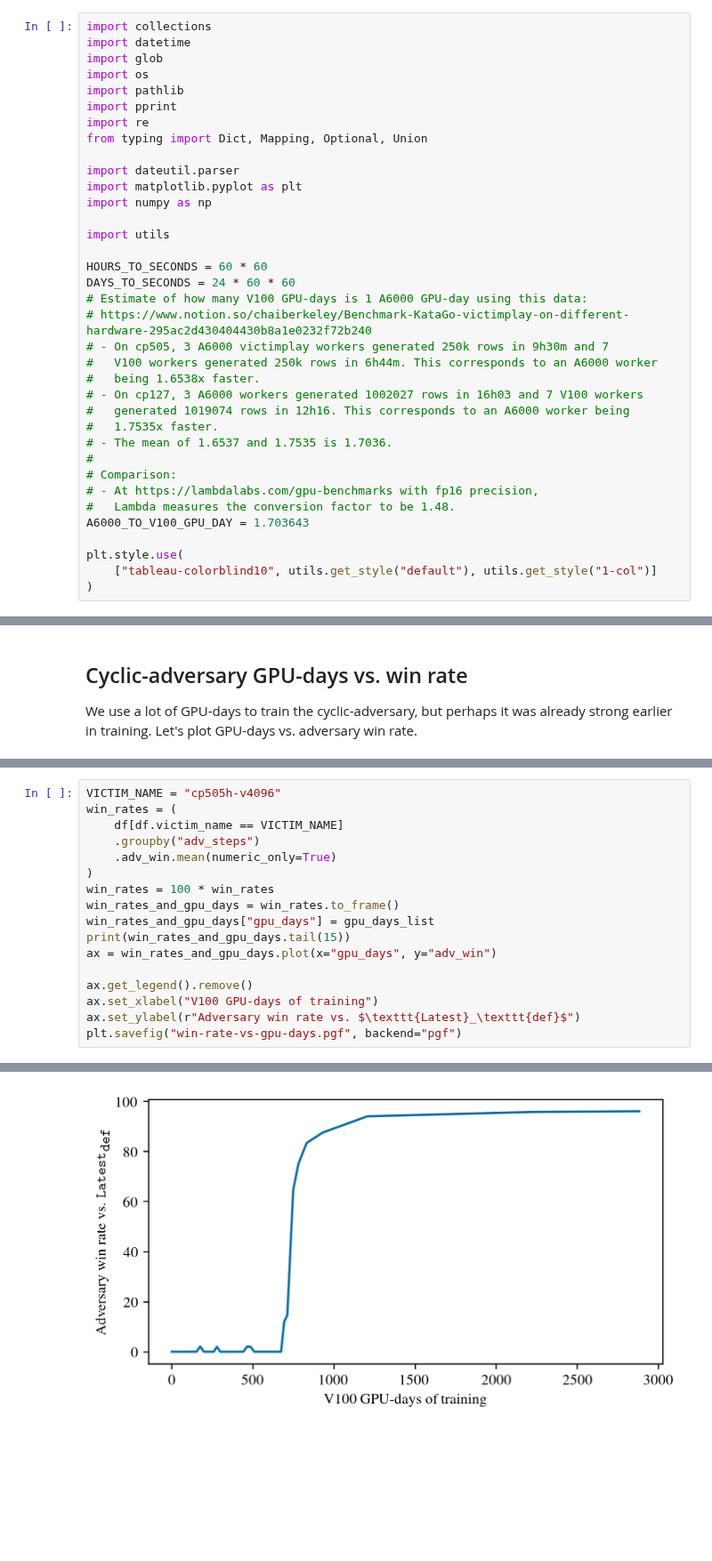
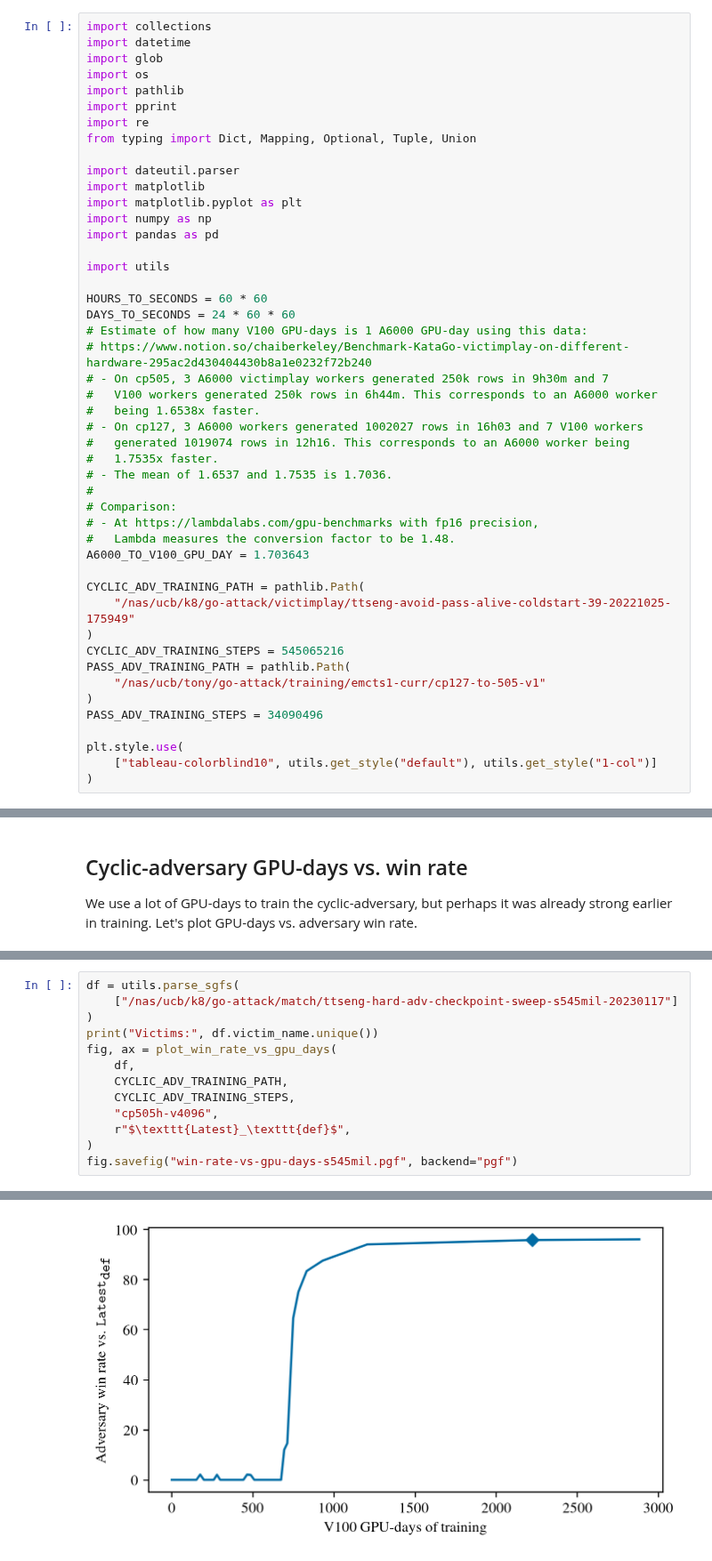
Before and after one commit to AlignmentResearch/KataGoVisualizer, a Jupyter notebook: notebooks/notebooks/paper/estimate-gpu-days-adv.ipynb, the cells around one changed output, grey strips where cells are left out. Shown at 89% size. Cells and saved outputs as stored; diff of their text form; blank space fills up the shorter version.

```diff
--- a/notebooks/notebooks/paper/estimate-gpu-days-adv.ipynb
+++ b/notebooks/notebooks/paper/estimate-gpu-days-adv.ipynb
@@ -8,11 +8,13 @@ import os
 import pathlib
 import pprint
 import re
-from typing import Dict, Mapping, Optional, Union
+from typing import Dict, Mapping, Optional, Tuple, Union
 
 import dateutil.parser
+import matplotlib
 import matplotlib.pyplot as plt
 import numpy as np
+import pandas as pd
 
 import utils
 
@@ -33,6 +35,15 @@ DAYS_TO_SECONDS = 24 * 60 * 60
 #   Lambda measures the conversion factor to be 1.48.
 A6000_TO_V100_GPU_DAY = 1.703643
 
+CYCLIC_ADV_TRAINING_PATH = pathlib.Path(
+    "/nas/ucb/k8/go-attack/victimplay/ttseng-avoid-pass-alive-coldstart-39-20221025-175949"
+)
+CYCLIC_ADV_TRAINING_STEPS = 545065216
+PASS_ADV_TRAINING_PATH = pathlib.Path(
+    "/nas/ucb/tony/go-attack/training/emcts1-curr/cp127-to-505-v1"
+)
+PASS_ADV_TRAINING_STEPS = 34090496
+
 plt.style.use(
     ["tableau-colorblind10", utils.get_style("default"), utils.get_style("1-col")]
 )
@@ -389,18 +455,14 @@ for adv_steps in adv_steps_list:
 # %%
-VICTIM_NAME = "cp505h-v4096"
-win_rates = (
-    df[df.victim_name == VICTIM_NAME]
-    .groupby("adv_steps")
-    .adv_win.mean(numeric_only=True)
+df = utils.parse_sgfs(
+    ["/nas/ucb/k8/go-attack/match/ttseng-hard-adv-checkpoint-sweep-s545mil-20230117"]
 )
-win_rates = 100 * win_rates
-win_rates_and_gpu_days = win_rates.to_frame()
-win_rates_and_gpu_days["gpu_days"] = gpu_days_list
-print(win_rates_and_gpu_days.tail(15))
-ax = win_rates_and_gpu_days.plot(x="gpu_days", y="adv_win")
-
-ax.get_legend().remove()
-ax.set_xlabel("V100 GPU-days of training")
-ax.set_ylabel(r"Adversary win rate vs. $\texttt{Latest}_\texttt{def}$")
-plt.savefig("win-rate-vs-gpu-days.pgf", backend="pgf")
+print("Victims:", df.victim_name.unique())
+fig, ax = plot_win_rate_vs_gpu_days(
+    df,
+    CYCLIC_ADV_TRAINING_PATH,
+    CYCLIC_ADV_TRAINING_STEPS,
+    "cp505h-v4096",
+    r"$\texttt{Latest}_\texttt{def}$",
+)
+fig.savefig("win-rate-vs-gpu-days-s545mil.pgf", backend="pgf")
 # %% [output]
@@ -420,5 +482,5 @@ adv_steps
 525883904  87.500000   931.111608
 535865088  94.000000  1206.192888
 545065216  95.722433  2223.228956
 545993728  96.000000  2883.143384
-[figure, old version]
+[figure, new version]
```
Also changed, not shown: parts of 6 cells of this notebook.
